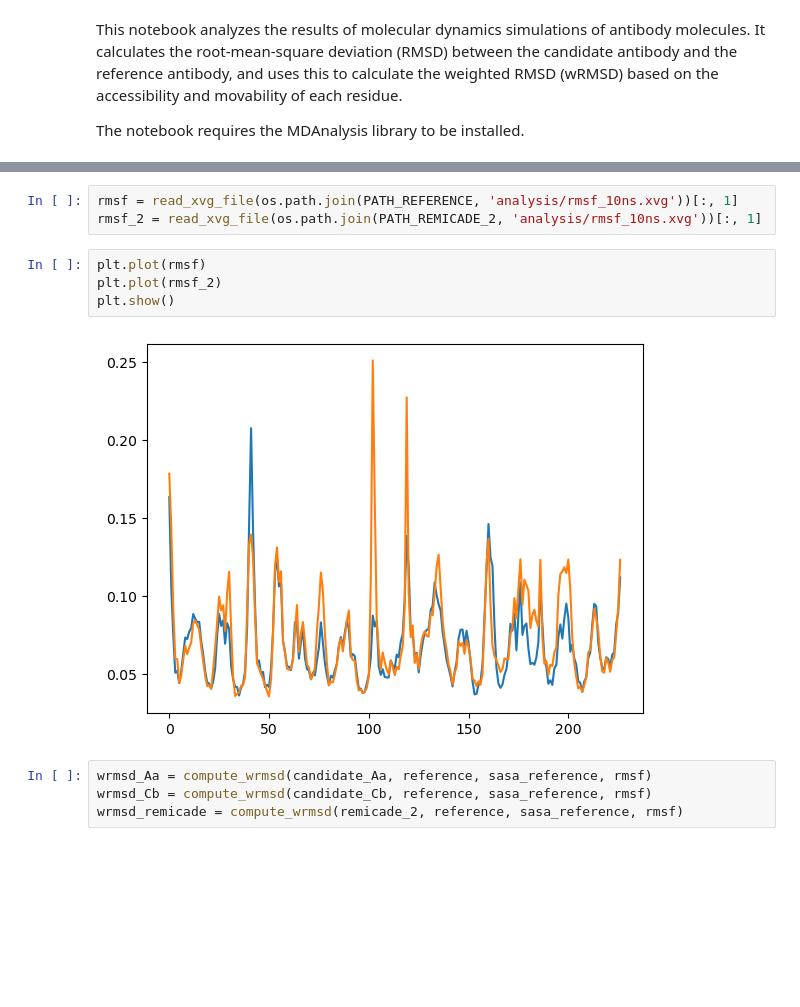
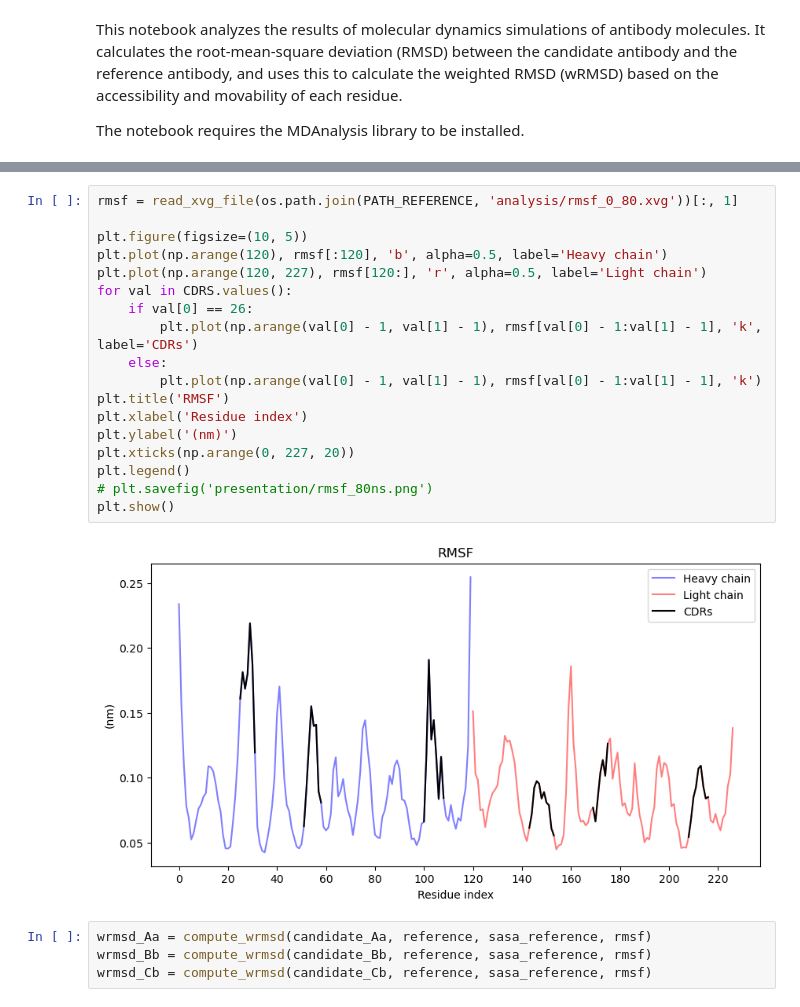
Before and after one commit to Nik9kin/antibody_humanization_by_scaffolding, a Jupyter notebook: wRMSD_calculation.ipynb, the cells around one changed output, grey strips where cells are left out. Cells and saved outputs as stored; diff of their text form; blank space fills up the shorter version.

```diff
--- a/wRMSD_calculation.ipynb
+++ b/wRMSD_calculation.ipynb
@@ -135,16 +122,27 @@ plt.show()
-# %%
-rmsf = read_xvg_file(os.path.join(PATH_REFERENCE, 'analysis/rmsf_10ns.xvg'))[:, 1]
-rmsf_2 = read_xvg_file(os.path.join(PATH_REMICADE_2, 'analysis/rmsf_10ns.xvg'))[:, 1]
-# %%
-plt.plot(rmsf)
-plt.plot(rmsf_2)
-plt.show()
-# %% [output]
-[figure, removed]
+# %%
+rmsf = read_xvg_file(os.path.join(PATH_REFERENCE, 'analysis/rmsf_0_80.xvg'))[:, 1]
+
+plt.figure(figsize=(10, 5))
+plt.plot(np.arange(120), rmsf[:120], 'b', alpha=0.5, label='Heavy chain')
+plt.plot(np.arange(120, 227), rmsf[120:], 'r', alpha=0.5, label='Light chain')
+for val in CDRS.values():
+    if val[0] == 26:
+        plt.plot(np.arange(val[0] - 1, val[1] - 1), rmsf[val[0] - 1:val[1] - 1], 'k', label='CDRs')
+    else:
+        plt.plot(np.arange(val[0] - 1, val[1] - 1), rmsf[val[0] - 1:val[1] - 1], 'k')
+plt.title('RMSF')
+plt.xlabel('Residue index')
+plt.ylabel('(nm)')
+plt.xticks(np.arange(0, 227, 20))
+plt.legend()
+# plt.savefig('presentation/rmsf_80ns.png')
+plt.show()
+# %% [output]
+[figure, added]
 # %%
 wrmsd_Aa = compute_wrmsd(candidate_Aa, reference, sasa_reference, rmsf)
+wrmsd_Bb = compute_wrmsd(candidate_Bb, reference, sasa_reference, rmsf)
 wrmsd_Cb = compute_wrmsd(candidate_Cb, reference, sasa_reference, rmsf)
-wrmsd_remicade = compute_wrmsd(remicade_2, reference, sasa_reference, rmsf)
 # %%
 plt.figure(figsize=(10, 5))
 plt.title('wRMSD')
```
Also changed, not shown: parts of 26 cells of this notebook, 2 other files.
